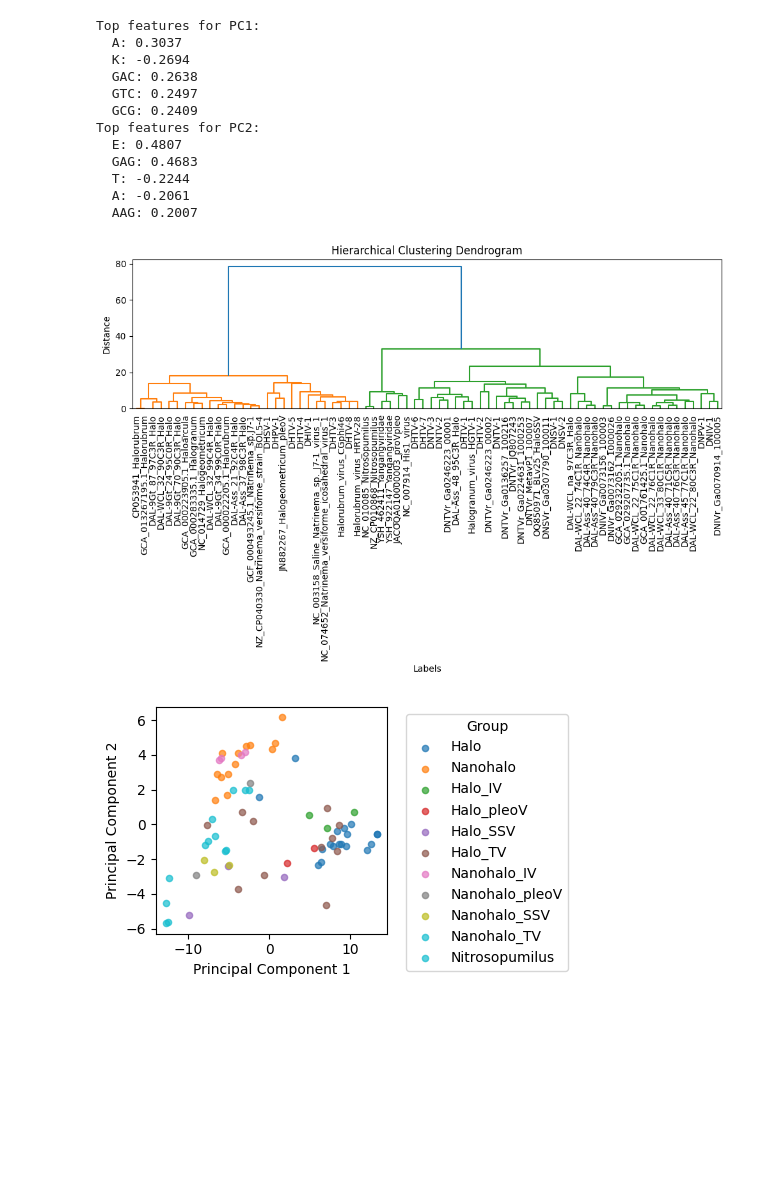
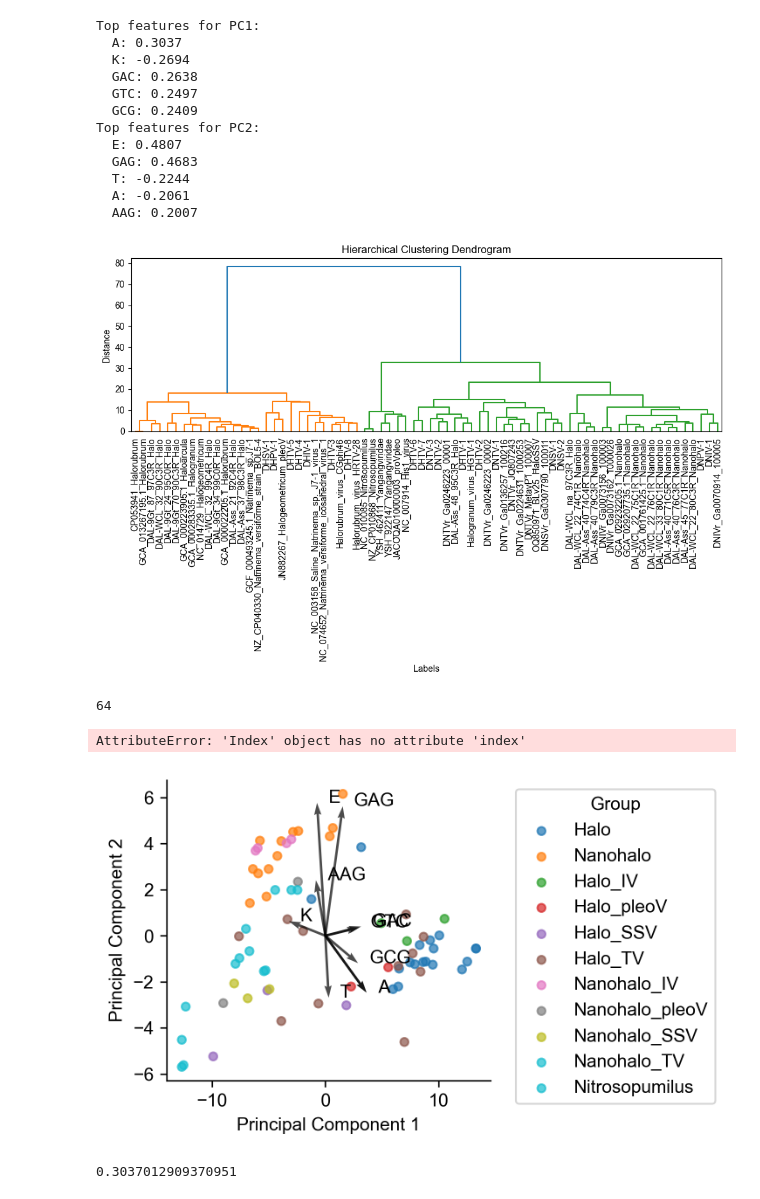
Before and after one commit to anqizhou13/genPCA, a Jupyter notebook: script.ipynb, the cells around one changed output. Saved outputs shown, nothing was run; the diff lists cells and outputs as text; code cells hidden in the pictures; blank space fills up the shorter version.

```diff
--- a/script.ipynb
+++ b/script.ipynb
@@ -42,10 +42,12 @@ for i, component in enumerate(components):
     top_features_per_component[f'PC{i+1}'] = top_features
 
 # Print top features per principal component
-for pc, features in top_features_per_component.items():
+top_feat = []
+for pc, top_features in top_features_per_component.items():
     print(f"Top features for {pc}:")
-    for feature, contribution in features:
+    for feature, contribution in top_features:
         print(f"  {feature}: {contribution:.4f}")
+        top_feat.append(feature)
 
 # Perform hierarchical clustering on the labels
 linkage_matrix = linkage(data_matrix, method='ward')
@@ -71,27 +73,66 @@ Top features for PC2:
   T: -0.2244
   A: -0.2061
   AAG: 0.2007
-[figure, old version]
+[figure, new version]
+# %%
+features.tolist().index('A')
+# %% [output]
+64
+# %%
+features.index('A')
+# %% [output]
+AttributeError: 'Index' object has no attribute 'index'
+# %%
+# retrieve PC components
+pc1 = np.array(pca.components_[0])
+pc2 = np.array(pca.components_[1])
 # %%
-plt.figure(figsize=(5, 3))
+
 unique_groups = groups.unique()
 colors = plt.cm.tab10(np.linspace(0, 1, len(unique_groups)))  # Generate unique colors for groups
 
+# Plotting
+plt.rcParams['font.sans-serif'] = "Arial"
+    # Then, "ALWAYS use sans-serif fonts"
+plt.rcParams['font.family'] = "sans-serif"
+
+fig,ax = plt.subplots(figsize=(5,3), dpi=300)
+
 for group, color in zip(unique_groups, colors):
     indices = groups == group
-    plt.scatter(
+    ax.scatter(
         pca_result[indices, 0],
         pca_result[indices, 1],
         label=group,
         color=color,
         alpha=0.7,
         s=20,
     )
 
+scaling_factor = 12  # Adjust this factor to scale the arrows (big plot = big scaling factor)
+# Add arrows for each feature
+
+for __, item in enumerate(top_feat):
+    # find the original index of the top feature
+    idx = features.tolist().index(item)
+    # pc1[i] and pc2[i] represent the component contribution of the feature in PC1 and PC2
+    ax.quiver(0, 0, pc1[idx] * scaling_factor, pc2[idx] * scaling_factor, angles='xy', scale_units='xy', scale=1, color='black', alpha=0.7)
+
+    # Add a label for each arrow (feature)
+    plt.text(pc1[idx] * scaling_factor + 1 , pc2[idx] * scaling_factor, item, color='black', fontsize=10)
+
 plt.xlabel("Principal Component 1")
 plt.ylabel("Principal Component 2")
+ax.spines.right.set_visible(False)
+ax.spines.top.set_visible(False)
 plt.legend(title="Group", bbox_to_anchor=(1.05, 1), loc='upper left')
 plt.tight_layout()
+#plt.savefig('PCA.svg', format='svg')
+#plt.savefig('PCA.pdf', format='pdf')
 plt.show()
 # %% [output]
-[figure, old version]
+[figure, new version]
+# %%
+pc1[idx]
+# %% [output]
+0.3037012909370951
```
